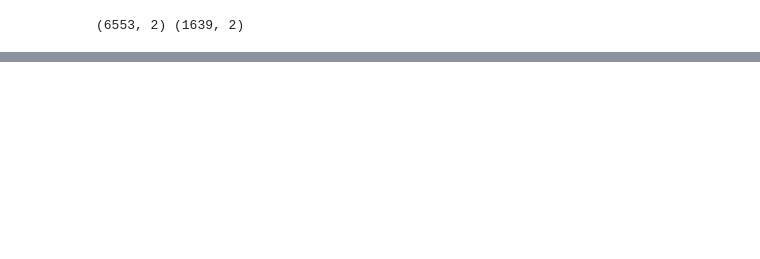
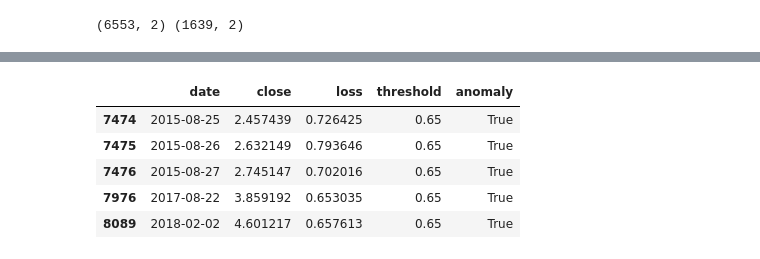
Before and after one commit to prabodhw96/12in1C, a Jupyter notebook: Times-Series-Anomaly-Detection-Keras/Anomaly_Detection_Time_Series_Keras.ipynb, the cells around one changed output, grey strips where cells are left out. Cells and saved outputs as stored; diff of their text form; code cells hidden in the pictures; blank space fills up the shorter version.

```diff
--- a/Times-Series-Anomaly-Detection-Keras/Anomaly_Detection_Time_Series_Keras.ipynb
+++ b/Times-Series-Anomaly-Detection-Keras/Anomaly_Detection_Time_Series_Keras.ipynb
@@ -84,0 +173,8 @@ print(X_train.shape)
+# %%
+THRESHOLD = 0.65
+
+test_score_df = pd.DataFrame(test[time_steps:])
+test_score_df['loss'] = test_mae_loss
+test_score_df['threshold'] = THRESHOLD
+test_score_df['anomaly'] = test_score_df.loss > test_score_df.threshold
+test_score_df['close'] = test[time_steps:].close
@@ -84,0 +193,10 @@ print(X_train.shape)
+# %%
+anomalies = test_score_df[test_score_df.anomaly == True]
+anomalies.head()
+# %% [output]
+|  | date | close | loss | threshold | anomaly |
+| 7474 | 2015-08-25 | 2.457439 | 0.726425 | 0.65 | True |
+| 7475 | 2015-08-26 | 2.632149 | 0.793646 | 0.65 | True |
+| 7476 | 2015-08-27 | 2.745147 | 0.702016 | 0.65 | True |
+| 7976 | 2017-08-22 | 3.859192 | 0.653035 | 0.65 | True |
+| 8089 | 2018-02-02 | 4.601217 | 0.657613 | 0.65 | True |
```
Also changed, not shown: parts of 20 cells of this notebook.
